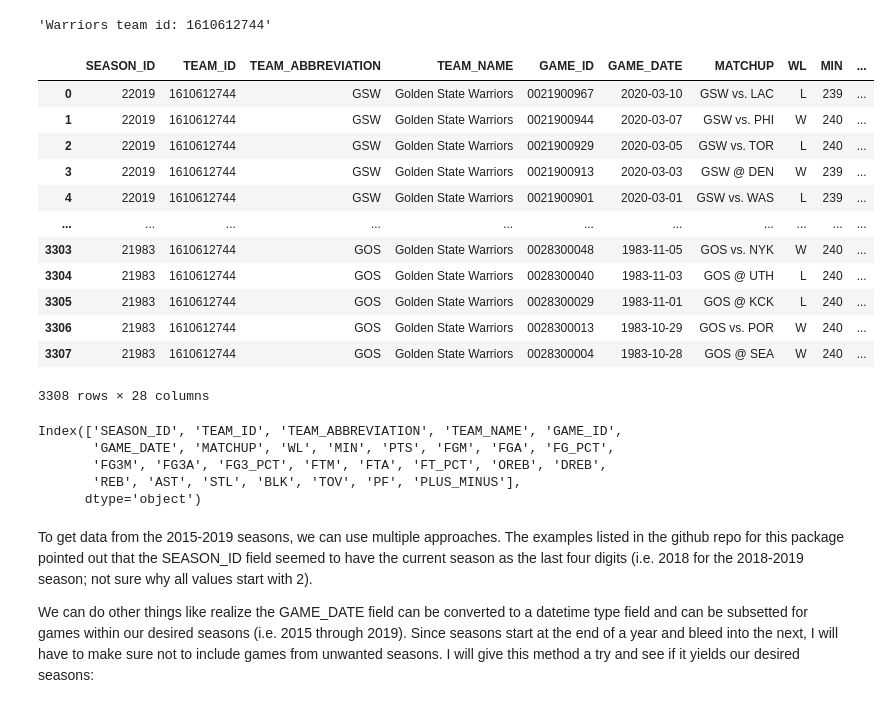
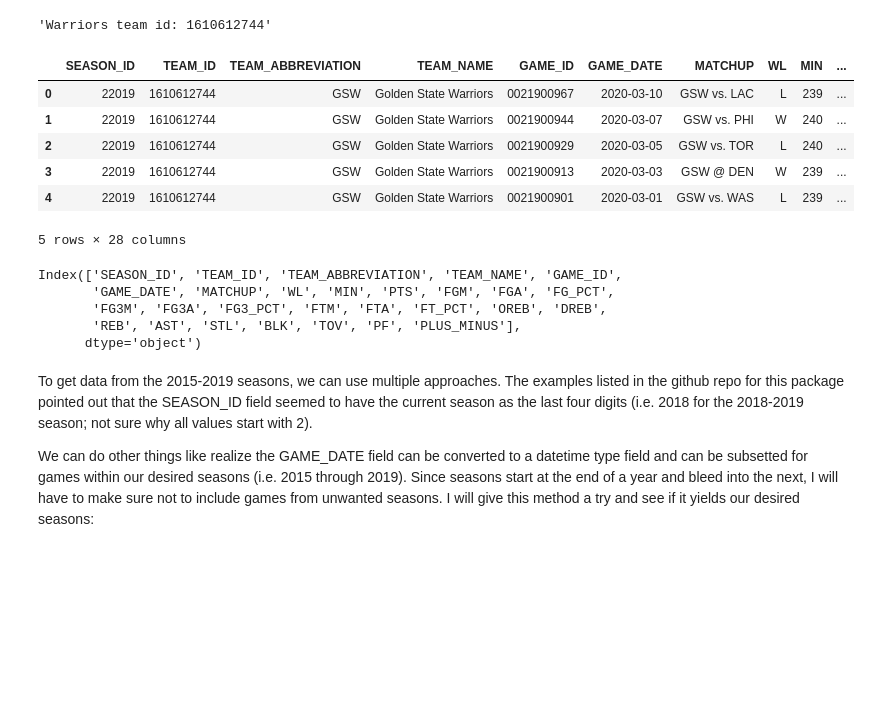
Before and after one commit to njfritter/Characteristic-Based-Time-Series-Clustering, a Jupyter notebook: rCode2012/notebooks/nba_data_gsw_dynasty_games_exploratory_analysis.ipynb, the cells around one changed output. Saved outputs shown, nothing was run; the diff lists cells and outputs as text; code cells hidden in the pictures; blank space fills up the shorter version.

Commit message:
Finising game by game analysis notebook

```diff
--- a/rCode2012/notebooks/nba_data_gsw_dynasty_games_exploratory_analysis.ipynb
+++ b/rCode2012/notebooks/nba_data_gsw_dynasty_games_exploratory_analysis.ipynb
@@ -31,24 +33,18 @@ display('Warriors team id: {0}'.format(warriors_id))
 # %%
 # Get all games from the leaguegamefinder endpoint for the Warriors
 from nba_api.stats.endpoints import leaguegamefinder
 gamefinder = leaguegamefinder.LeagueGameFinder(team_id_nullable=warriors_id)
 games = gamefinder.get_data_frames()[0]
-display(games)
+display(games.head(5))
 display(games.columns)
 # %% [output]
 |  | SEASON_ID | TEAM_ID | TEAM_ABBREVIATION | TEAM_NAME | GAME_ID | GAME_DATE | MATCHUP | WL | MIN | ... |
 | 0 | 22019 | 1610612744 | GSW | Golden State Warriors | 0021900967 | 2020-03-10 | GSW vs. LAC | L | 239 | ... |
 | 1 | 22019 | 1610612744 | GSW | Golden State Warriors | 0021900944 | 2020-03-07 | GSW vs. PHI | W | 240 | ... |
 | 2 | 22019 | 1610612744 | GSW | Golden State Warriors | 0021900929 | 2020-03-05 | GSW vs. TOR | L | 240 | ... |
 | 3 | 22019 | 1610612744 | GSW | Golden State Warriors | 0021900913 | 2020-03-03 | GSW @ DEN | W | 239 | ... |
 | 4 | 22019 | 1610612744 | GSW | Golden State Warriors | 0021900901 | 2020-03-01 | GSW vs. WAS | L | 239 | ... |
-| ... | ... | ... | ... | ... | ... | ... | ... | ... | ... | ... |
-| 3303 | 21983 | 1610612744 | GOS | Golden State Warriors | 0028300048 | 1983-11-05 | GOS vs. NYK | W | 240 | ... |
-| 3304 | 21983 | 1610612744 | GOS | Golden State Warriors | 0028300040 | 1983-11-03 | GOS @ UTH | L | 240 | ... |
-| 3305 | 21983 | 1610612744 | GOS | Golden State Warriors | 0028300029 | 1983-11-01 | GOS @ KCK | L | 240 | ... |
-| 3306 | 21983 | 1610612744 | GOS | Golden State Warriors | 0028300013 | 1983-10-29 | GOS vs. POR | W | 240 | ... |
-| 3307 | 21983 | 1610612744 | GOS | Golden State Warriors | 0028300004 | 1983-10-28 | GOS @ SEA | W | 240 | ... |
-3308 rows × 28 columns
+5 rows × 28 columns
 Index(['SEASON_ID', 'TEAM_ID', 'TEAM_ABBREVIATION', 'TEAM_NAME', 'GAME_ID',
        'GAME_DATE', 'MATCHUP', 'WL', 'MIN', 'PTS', 'FGM', 'FGA', 'FG_PCT',
        'FG3M', 'FG3A', 'FG3_PCT', 'FTM', 'FTA', 'FT_PCT', 'OREB', 'DREB',
```
Also changed, not shown: parts of 15 cells of this notebook.
